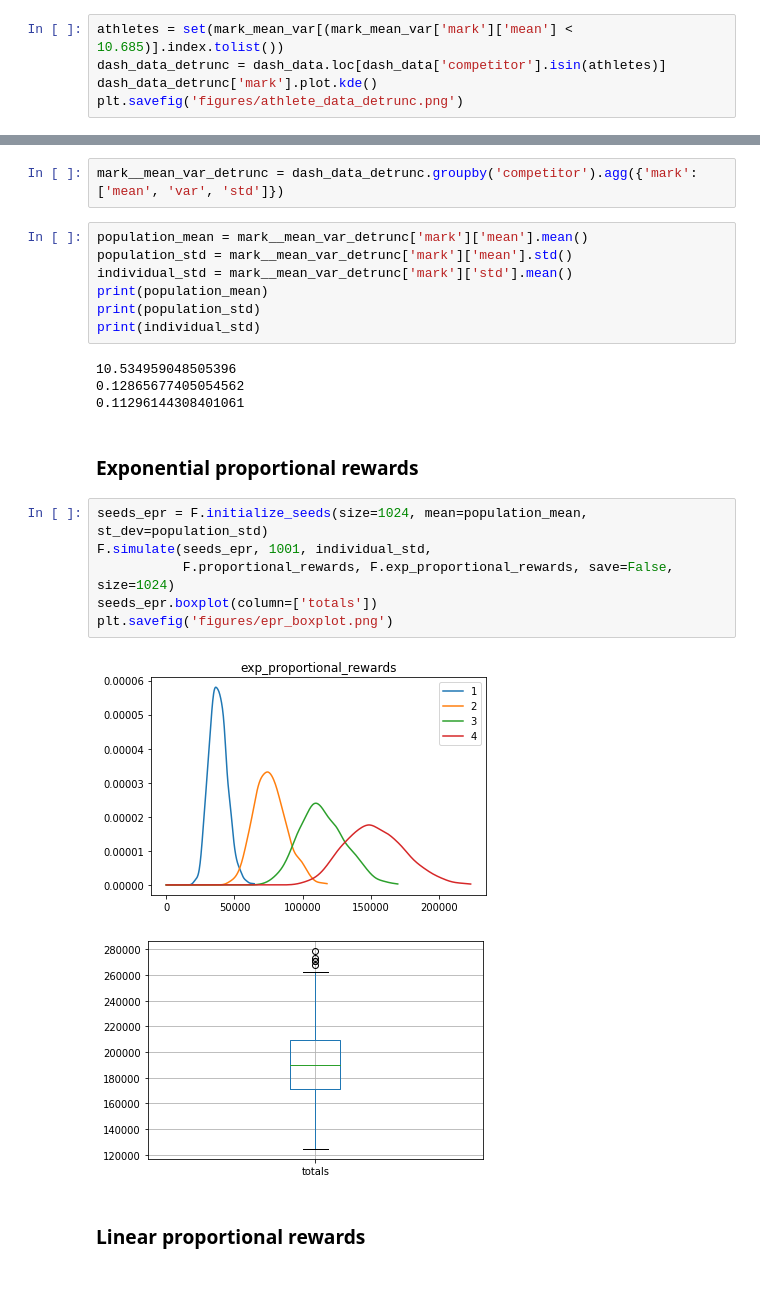
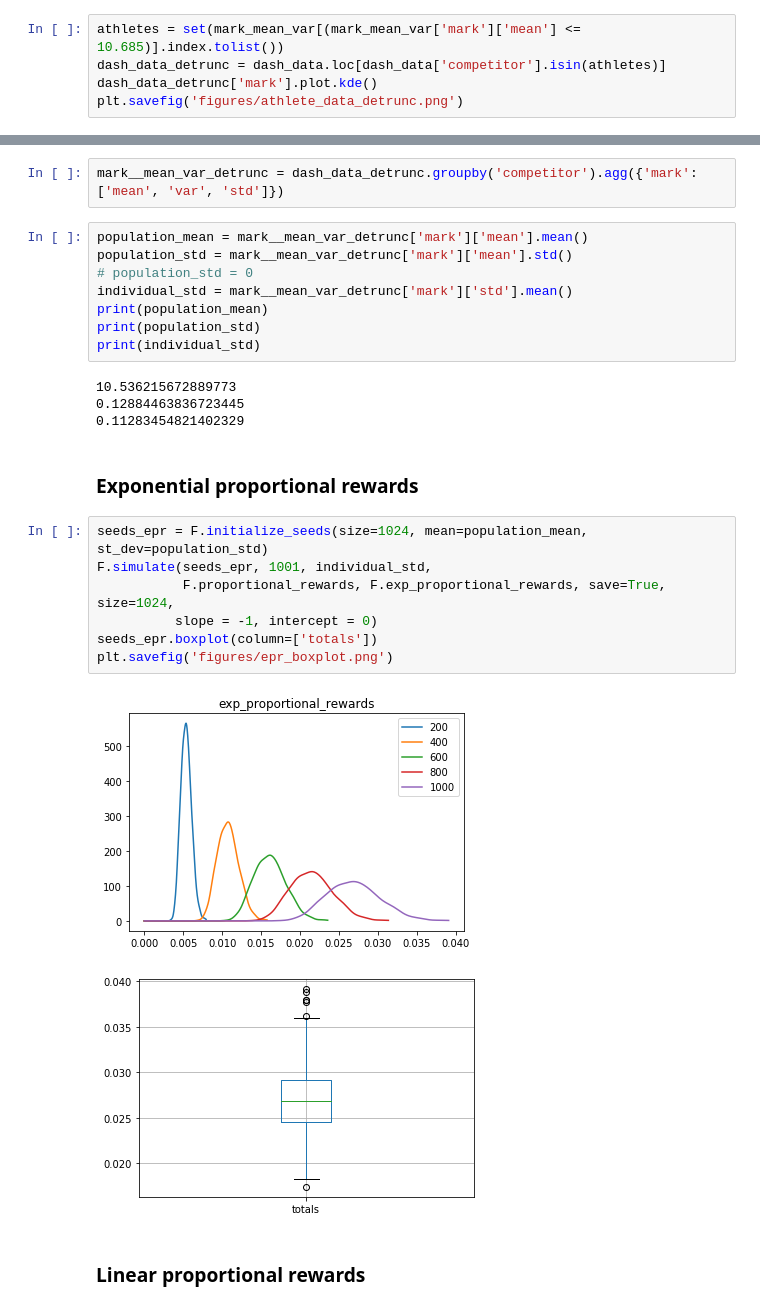
Before and after one commit to traian-d/normal_skew, a Jupyter notebook: injecting_inequality.ipynb, the cells around one changed output, grey strips where cells are left out. Drawn from its saved outputs; the diff is of its cells as text; blank space fills up the shorter version.

Commit message:
* Histogram with stats.

```diff
--- a/injecting_inequality.ipynb
+++ b/injecting_inequality.ipynb
@@ -56,7 +56,7 @@ mark_mean_var
 # %% [markdown]
 We can remove athletes that may have had truncated observations by retaining only records corresponding to athletes who had a mean time below a certain threshold.
 # %%
-athletes = set(mark_mean_var[(mark_mean_var['mark']['mean'] < 10.685)].index.tolist())
+athletes = set(mark_mean_var[(mark_mean_var['mark']['mean'] <= 10.685)].index.tolist())
 dash_data_detrunc = dash_data.loc[dash_data['competitor'].isin(athletes)]
 dash_data_detrunc['mark'].plot.kde()
 plt.savefig('figures/athlete_data_detrunc.png')
@@ -67,25 +67,27 @@ mark__mean_var_detrunc = dash_data_detrunc.groupby('competitor').agg({'mark':['m
 # %%
 population_mean = mark__mean_var_detrunc['mark']['mean'].mean()
 population_std = mark__mean_var_detrunc['mark']['mean'].std()
+# population_std = 0
 individual_std = mark__mean_var_detrunc['mark']['std'].mean()
 print(population_mean)
 print(population_std)
 print(individual_std)
 # %% [output]
-10.534959048505396
-0.12865677405054562
-0.11296144308401061
+10.536215672889773
+0.12884463836723445
+0.11283454821402329
 # %% [markdown]
 ### Exponential proportional rewards
 # %%
 seeds_epr = F.initialize_seeds(size=1024, mean=population_mean, st_dev=population_std)
 F.simulate(seeds_epr, 1001, individual_std,
-           F.proportional_rewards, F.exp_proportional_rewards, save=False, size=1024)
+           F.proportional_rewards, F.exp_proportional_rewards, save=True, size=1024,
+          slope = -1, intercept = 0)
 seeds_epr.boxplot(column=['totals'])
 plt.savefig('figures/epr_boxplot.png')
 # %% [output]
-[figure, old version]
+[figure, new version]
-[figure, old version]
+[figure, new version]
 # %% [markdown]
 ### Linear proportional rewards
 # %%
```
Also changed, not shown: parts of 10 cells of this notebook, 2 other files.
